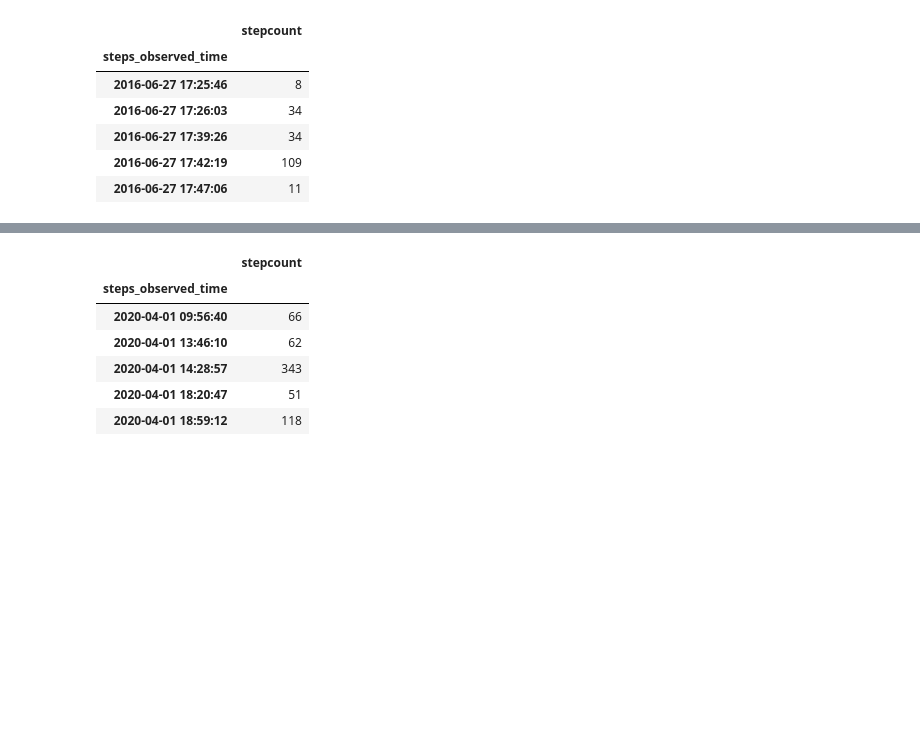
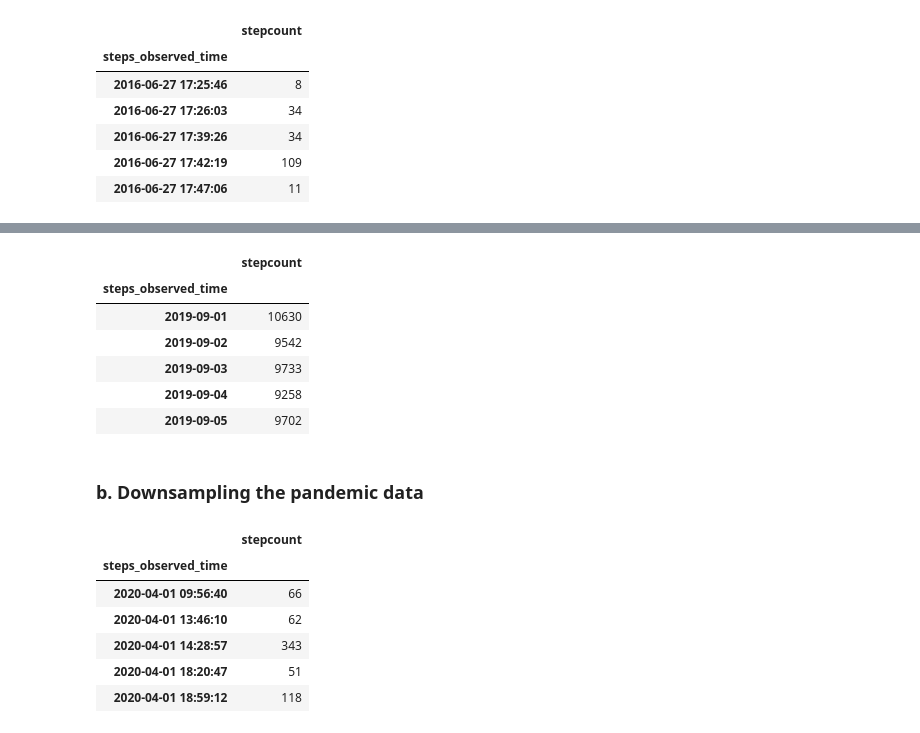
Before and after one commit to sank3t/Apple-Health, a Jupyter notebook: Health Data Analysis.ipynb, the cells around one changed output, grey strips where cells are left out. Cells and saved outputs as stored; diff of their text form; code cells hidden in the pictures; blank space fills up the shorter version.

```diff
--- a/Health Data Analysis.ipynb
+++ b/Health Data Analysis.ipynb
@@ -51 +71,15 @@ Selecting the data only from 01 Jan 2020 to 28 Feb 2021
+# %%
+non_pandemic_resampled_df = non_pandemic_df.resample('D').sum()
+
+display(non_pandemic_resampled_df.head())
+# %% [output]
+|  | stepcount |
+| steps_observed_time |  |
+| 2019-09-01 | 10630 |
+| 2019-09-02 | 9542 |
+| 2019-09-03 | 9733 |
+| 2019-09-04 | 9258 |
+| 2019-09-05 | 9702 |
+# %% [markdown]
+### b. Downsampling the pandemic data
 # %%
```
Also changed, not shown: parts of 21 cells of this notebook.
